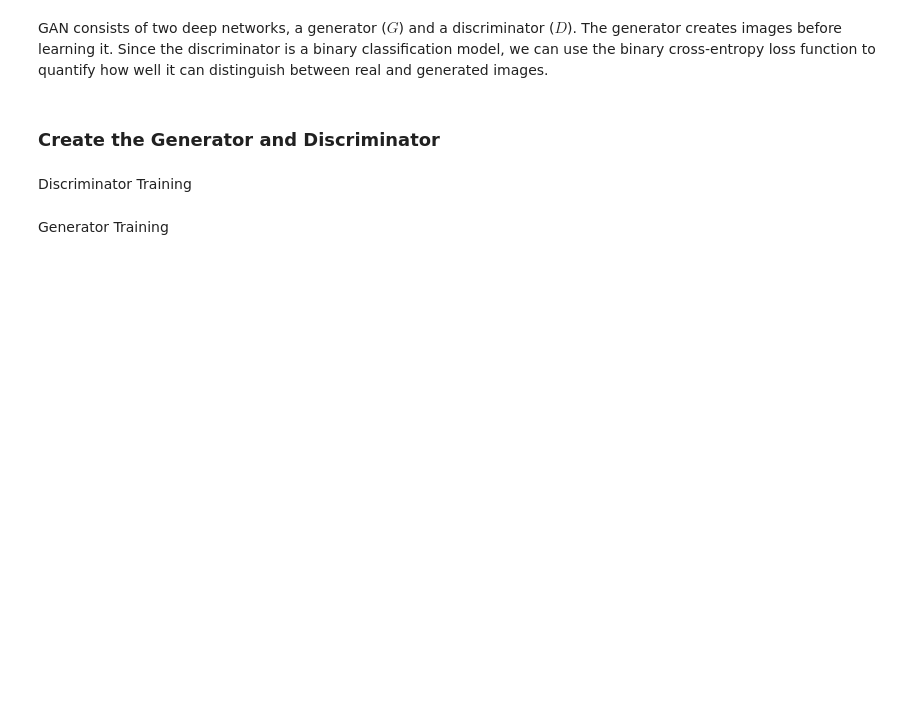
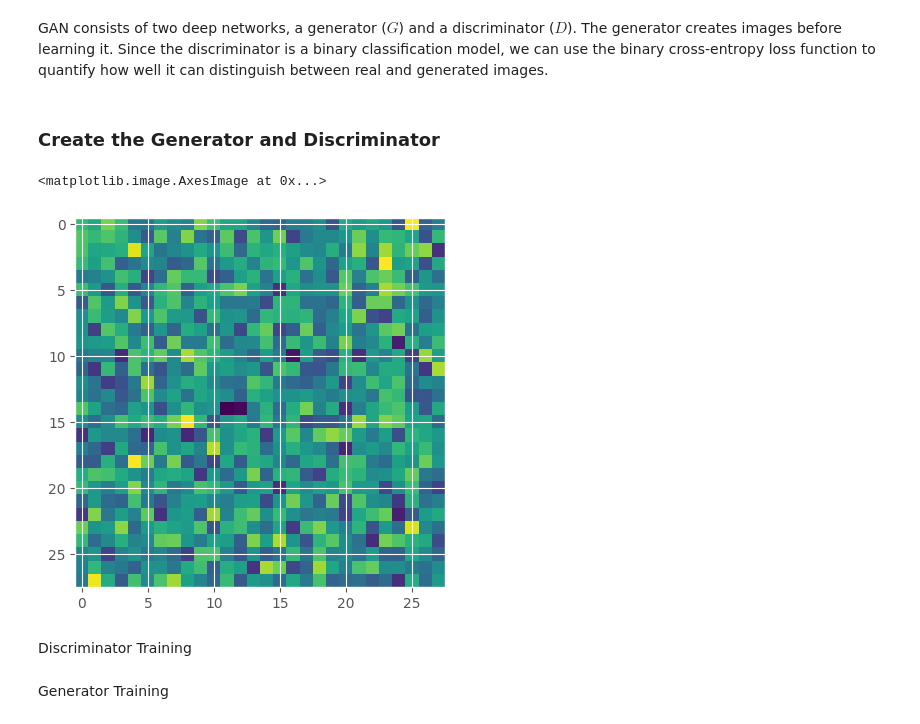
Before and after one commit to parseny/Generative-Models-2024, a Jupyter notebook: Assignment 1/1_gan_dcgan.ipynb, the cells around one changed output. Saved outputs shown, nothing was run; the diff lists cells and outputs as text; code cells hidden in the pictures; blank space fills up the shorter version.

```diff
--- a/Assignment 1/1_gan_dcgan.ipynb
+++ b/Assignment 1/1_gan_dcgan.ipynb
@@ -107,14 +156,19 @@ GAN consists of two deep networks, a generator ($G$) and a discriminator ($D$).
 class Generator(nn.Module):
     def __init__(self, latent_size, image_size, hidden_size):
         super(Generator, self).__init__()
-        ## set a linear layer with input size is latent_size and output size is hidden_size
-
+        # set a linear layer with input size is latent_size and output size is hidden_size
+        self.linear1 = nn.Linear(latent_size, hidden_size)
         # set a linear layer with input size is hidden_size and output size is hidden_size
-
+        self.linear2 = nn.Linear(hidden_size, hidden_size)
         # set a linear layer with input size is hidden_size and output size is image_size
-
+        self.linear3 = nn.Linear(hidden_size, image_size)
+        # self.relu = nn.ReLU()
+        # self.tanh = nn.Tanh()
     def forward(self, x):
         # forward x -> linear1 -> relu -> linear2 -> relu -> linear3 -> tanh
+        x = nn.functional.relu(self.linear1(x))
+        x = nn.functional.relu(self.linear2(x))
+        x = nn.functional.tanh(self.linear3(x))
         return x
 
 
@@ -122,27 +176,34 @@ class Discriminator(nn.Module):
     def __init__(self, image_size, hidden_size):
         super(Discriminator, self).__init__()
         ## set a linear layer with input size is image_size and output size is hidden_size
-
+        self.linear1 = nn.Linear(image_size, hidden_size)
         # set a linear layer with input size is hidden_size and output size is hidden_size
-
+        self.linear2 = nn.Linear(hidden_size, hidden_size)
         # set a linear layer with input size is hidden_size and output size is 1
+        self.linear3 = nn.Linear(hidden_size, 1)
 
     def forward(self, x):
         # forward x -> linear1 -> relu -> linear2 -> relu -> linear3 -> sigmoid
-
+        x = nn.functional.leaky_relu(self.linear1(x))
+        x = nn.functional.leaky_relu(self.linear2(x))
+        x = nn.functional.sigmoid(self.linear3(x))
         return x
 # %% [markdown]
 ### Create the Generator and Discriminator
 # %%
 # create new Generator model
 
-# G = Generator...
+G = Generator(latent_size, image_size, hidden_size)
 
 # create new Discriminator model
 
-# D = Discriminator...
+D = Discriminator(image_size, hidden_size)
 # %%
 # show the output of model
-y = G(torch.randn(2, latent_size))
+y = G(torch.randn(1, latent_size))
+plt.imshow(denorm(y).view(28, 28).detach().numpy())
+# %% [output]
+<matplotlib.image.AxesImage at 0x...>
+[figure, added]
 # %%
 # define the criterion is nn.BCELoss()
```
Also changed, not shown: parts of 12 cells of this notebook.
